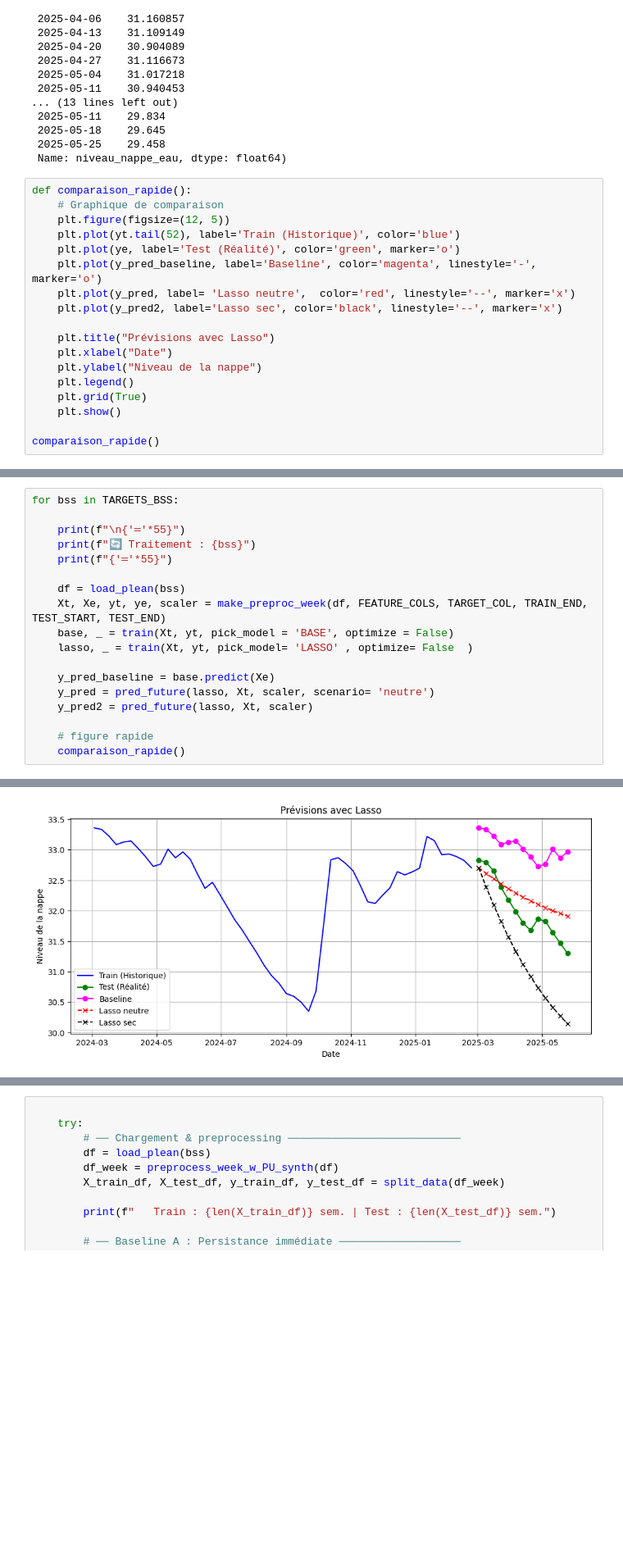
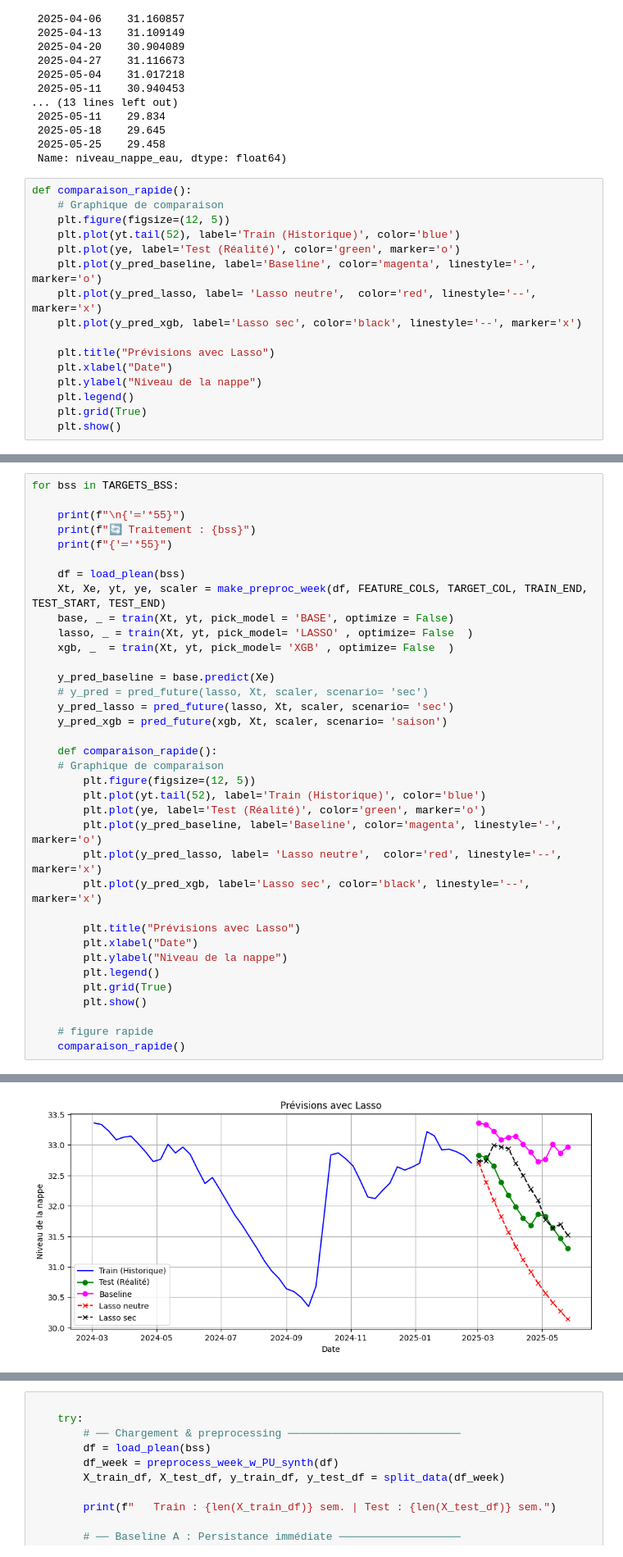
Before and after one commit to charourou/Projet_Hydrosense, a Jupyter notebook: notebooks/ML_evaluate_best_MRI.ipynb, the cells around one changed output, grey strips where cells are left out. Shown at 82% size. Drawn from its saved outputs; the diff is of its cells as text; blank space fills up the shorter version.

Commit message:
quick push for season scenario

```diff
--- a/notebooks/ML_evaluate_best_MRI.ipynb
+++ b/notebooks/ML_evaluate_best_MRI.ipynb
@@ -292,8 +306,8 @@ def comparaison_rapide():
     plt.plot(yt.tail(52), label='Train (Historique)', color='blue')
     plt.plot(ye, label='Test (Réalité)', color='green', marker='o')
     plt.plot(y_pred_baseline, label='Baseline', color='magenta', linestyle='-', marker='o')
-    plt.plot(y_pred, label= 'Lasso neutre',  color='red', linestyle='--', marker='x')
-    plt.plot(y_pred2, label='Lasso sec', color='black', linestyle='--', marker='x')
+    plt.plot(y_pred_lasso, label= 'Lasso neutre',  color='red', linestyle='--', marker='x')
+    plt.plot(y_pred_xgb, label='Lasso sec', color='black', linestyle='--', marker='x')
 
     plt.title("Prévisions avec Lasso")
     plt.xlabel("Date")
@@ -301,5 +315,3 @@ def comparaison_rapide():
     plt.legend()
     plt.grid(True)
     plt.show()
-
-comparaison_rapide()
@@ -316,10 +352,28 @@ for bss in TARGETS_BSS:
     Xt, Xe, yt, ye, scaler = make_preproc_week(df, FEATURE_COLS, TARGET_COL, TRAIN_END, TEST_START, TEST_END)
     base, _ = train(Xt, yt, pick_model = 'BASE', optimize = False)
     lasso, _ = train(Xt, yt, pick_model= 'LASSO' , optimize= False  )
+    xgb, _  = train(Xt, yt, pick_model= 'XGB' , optimize= False  )
 
     y_pred_baseline = base.predict(Xe)
-    y_pred = pred_future(lasso, Xt, scaler, scenario= 'neutre')
-    y_pred2 = pred_future(lasso, Xt, scaler)
+    # y_pred = pred_future(lasso, Xt, scaler, scenario= 'sec')
+    y_pred_lasso = pred_future(lasso, Xt, scaler, scenario= 'sec')
+    y_pred_xgb = pred_future(xgb, Xt, scaler, scenario= 'saison')
+
+    def comparaison_rapide():
+    # Graphique de comparaison
+        plt.figure(figsize=(12, 5))
+        plt.plot(yt.tail(52), label='Train (Historique)', color='blue')
+        plt.plot(ye, label='Test (Réalité)', color='green', marker='o')
+        plt.plot(y_pred_baseline, label='Baseline', color='magenta', linestyle='-', marker='o')
+        plt.plot(y_pred_lasso, label= 'Lasso neutre',  color='red', linestyle='--', marker='x')
+        plt.plot(y_pred_xgb, label='Lasso sec', color='black', linestyle='--', marker='x')
+
+        plt.title("Prévisions avec Lasso")
+        plt.xlabel("Date")
+        plt.ylabel("Niveau de la nappe")
+        plt.legend()
+        plt.grid(True)
+        plt.show()
 
     # figure rapide
     comparaison_rapide()
@@ -394,8 +448,8 @@ for bss in TARGETS_BSS:
 
 ⭐️ Use case: pred_future
 
 ✅ pred_future() done — 13 semaines prédites
-[figure, old version]
+[figure, new version]
 ═══════════════════════════════════════════════════════
 🔄 Traitement : BSS001QTKG
 ═══════════════════════════════════════════════════════
```
Also changed, not shown: parts of 16 cells of this notebook, 5 other files.
